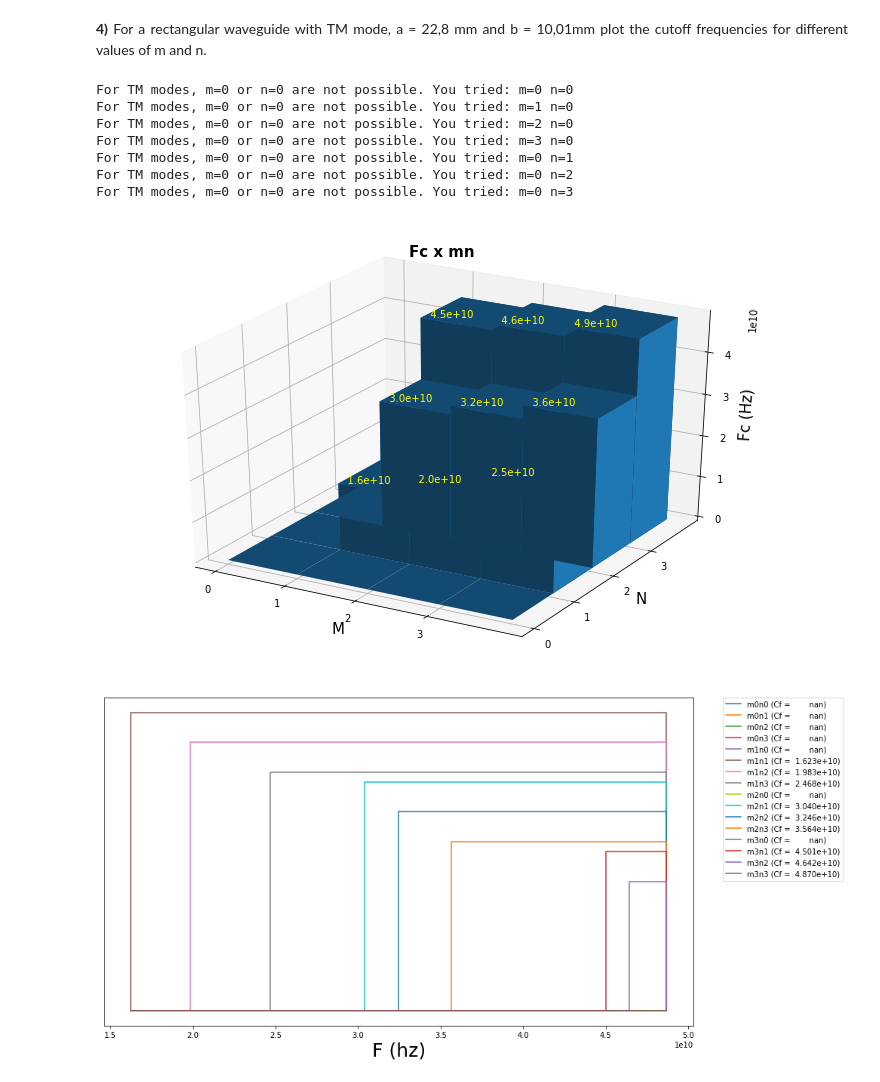
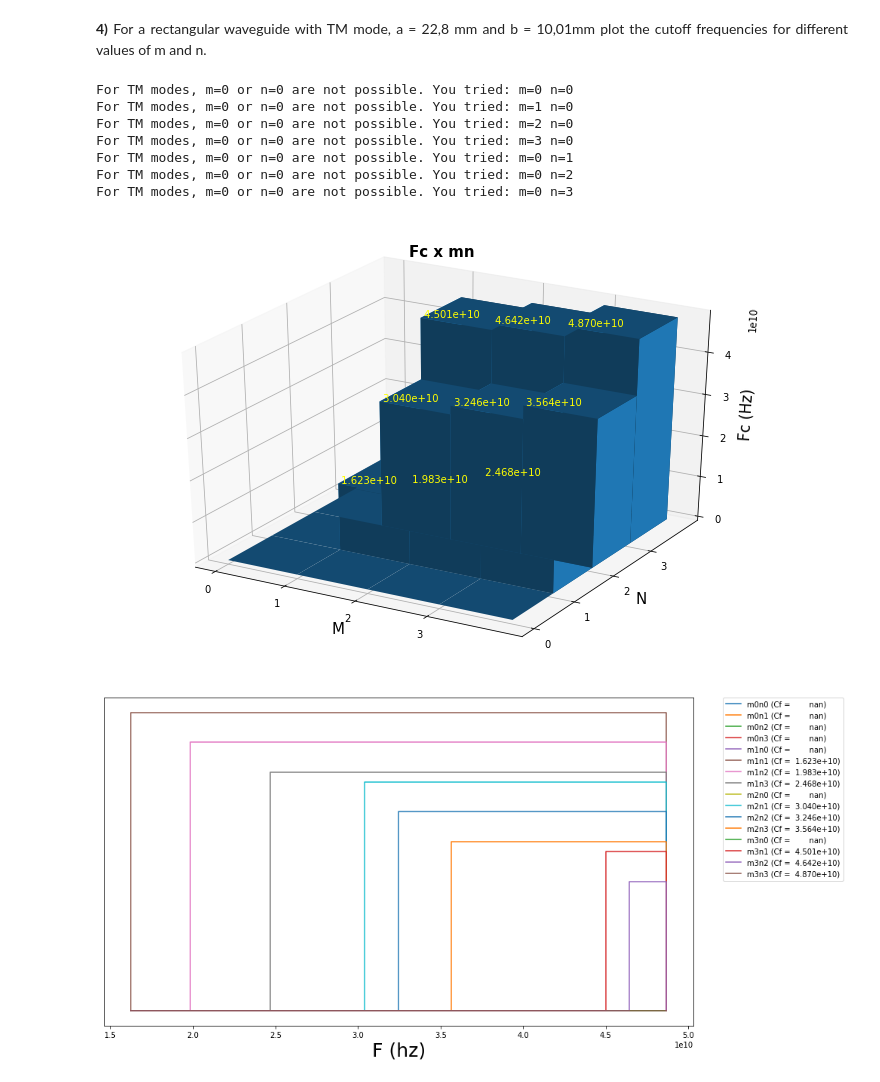
Before and after one commit to HugoSoaresFontes/Waveguides, a Jupyter notebook: tutorial.ipynb, the cells around one changed output. Drawn from its saved outputs; the diff is of its cells as text; code cells hidden in the pictures.

```diff
--- a/tutorial.ipynb
+++ b/tutorial.ipynb
@@ -183,6 +183,8 @@ class RectangularWaveGuide(Waveguide):
         self.mode = mode.lower()
         self.a = a
         self.b = b
+        self.wl = wl
+        self.f = f
         self.E = E
         self.U = U
         self.s = s
@@ -228,11 +230,11 @@ class RectangularWaveGuide(Waveguide):
 
         if self.mode == "te":
             if m == 0 and n == 0:
-                print('For TE modes, m or n can be zero, but not both. You tried: m=%d' %m + " n=%d" %n)
+                print('For TE modes, m or n can be zero, but not both. You tried: m=%d' %m + " n=%d \n" %n)
                 return None
         else:
             if m == 0 or n == 0:
-                print("For TM modes, m=0 or n=0 are not possible. You tried: m=%d" %m + " n=%d" %n)
+                print("For TM modes, m=0 or n=0 are not possible. You tried: m=%d" %m + " n=%d \n" %n)
                 return None
 
         self.cf = (self.s/(2 * math.pi)) * math.sqrt(
@@ -385,7 +455,7 @@ from mpl_toolkits.mplot3d import Axes3D
 import matplotlib.pyplot as plt
 import numpy as np
 from IPython.core.display import HTML
-fig = plt.figure(figsize=(12, 8))For a rectangular waveguide with TM mode, a = 22,8 mm and b = 10,01mm plot the cutoff frequencies for different values of m and n.
+fig = plt.figure(figsize=(12, 8))
 ax = fig.add_subplot(111, projection='3d')
 
 
@@ -402,38 +472,38 @@ def number_compress(number: float):
     Return a number in cientific notation
     :param number: number to be formatted
     """
-    return "%10.1e"%number
+    return "%10.3e"%number
 
 for i in range(len_m):
     for j in range(len_n):
         cf[i][j] = guide.findCF(m[i][j], n[i][j])
         if not np.isnan(cf[i][j]):
             ax.text(m[i][j], n[i][j], cf[i][j], number_compress(cf[i][j]), color='yellow')
 
-# Plot Fc's x mn in 3d chart
+# Plot CF's x mn in 3d chart
 plt.xticks(range(len_m))
 plt.yticks(range(len_n))
 plt.title("Fc x mn", fontweight="bold", fontsize="15")
 ax.set_xlabel('M', fontsize=15)
 ax.set_ylabel('N', fontsize=15)
 ax.set_zlabel('Fc (Hz)', fontsize=15)
 
 x, y, z = m.ravel(), n.ravel(), cf.ravel()
 
 bottom = np.zeros_like(z)
 width = depth = 1
 
 ax.bar3d(x, y, bottom, width, depth, z, alpha=1)
 plt.show()
 # %% [output]
 For TM modes, m=0 or n=0 are not possible. You tried: m=0 n=0
 For TM modes, m=0 or n=0 are not possible. You tried: m=1 n=0
 For TM modes, m=0 or n=0 are not possible. You tried: m=2 n=0
 For TM modes, m=0 or n=0 are not possible. You tried: m=3 n=0
 For TM modes, m=0 or n=0 are not possible. You tried: m=0 n=1
 For TM modes, m=0 or n=0 are not possible. You tried: m=0 n=2
 For TM modes, m=0 or n=0 are not possible. You tried: m=0 n=3
-[figure, old version]
+[figure, new version]
 # %%
 # Step chart
 
```
Also changed, not shown: parts of 2 cells of this notebook.
